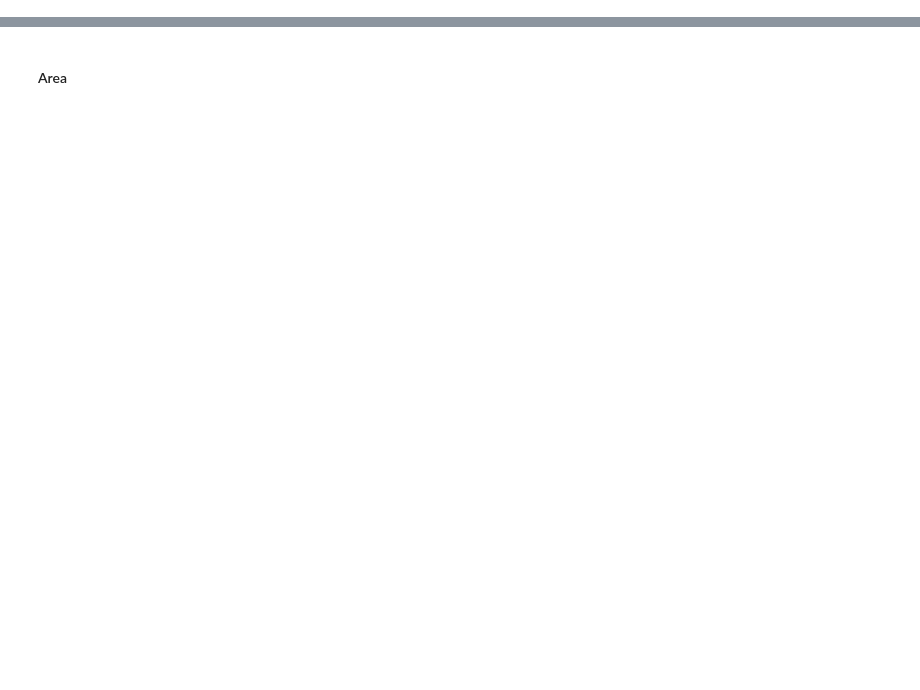
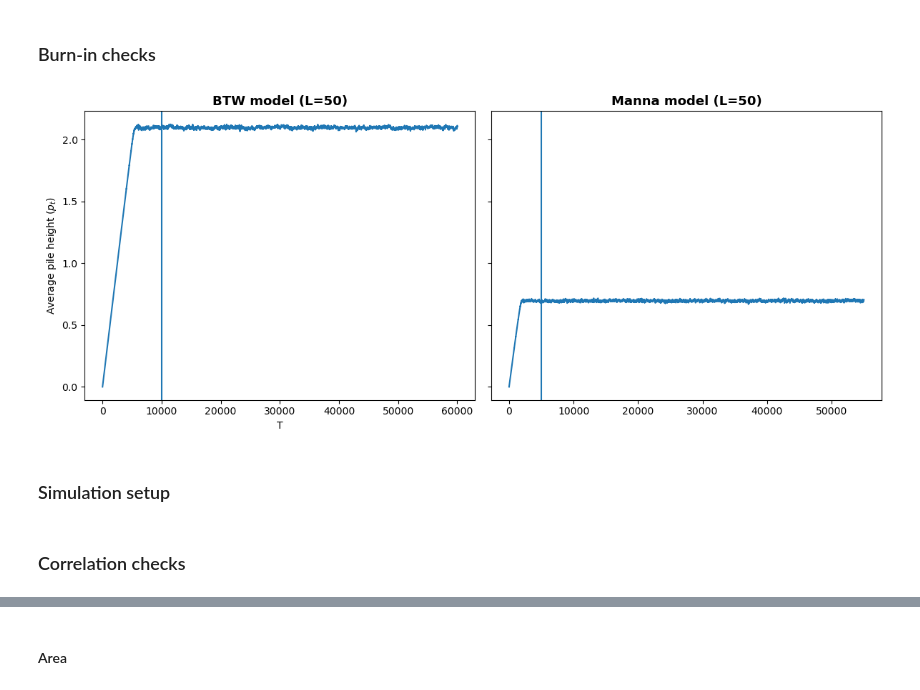
Before and after one commit to yingtan11/FinalReport, a Jupyter notebook: python/btwsandpile.ipynb, the cells around one changed output, grey strips where cells are left out. Cells and saved outputs as stored; diff of their text form; code cells hidden in the pictures; blank space fills up the shorter version.

```diff
--- a/python/btwsandpile.ipynb
+++ b/python/btwsandpile.ipynb
@@ -659,0 +697,15 @@ def get_lower_cutoff(L_values, results, colname, n_bins=30, bins_to_exclude=1):
+# %% [markdown]
+### Burn-in checks
+# %%
+# btw model, average pile height
+
+results, mass_history = simulate_avalanche(
+    T=60000,
+    width=50,
+    height=50,
+    manna=False,
+    seed=12345,
+    return_mass=True
+)
+
+average_height = mass_history / (50 * 50)
@@ -659,0 +725,24 @@ def get_lower_cutoff(L_values, results, colname, n_bins=30, bins_to_exclude=1):
+# %%
+output_dir = Path.cwd() / "output"
+output_dir.mkdir(parents=True, exist_ok=True)
+
+fig, axes = plt.subplots(1, 2, figsize=(12, 5), sharey=True)
+
+axes[0].plot(range(60000), average_height)
+axes[0].axvline(10000)
+axes[0].set_xlabel("T")
+axes[0].set_ylabel(r"Average pile height ($p_t$)")
+axes[0].set_title("BTW model (L=50)", fontsize=13, fontweight="bold")
+
+axes[1].plot(range(55000), average_height_manna)
+axes[1].axvline(5000)
+axes[1].set_title("Manna model (L=50)", fontsize=13, fontweight="bold")
+
+fig.tight_layout()
+fig.savefig(output_dir / "average_height.pdf", bbox_inches="tight")
+
+plt.show()
+# %% [output]
+[figure, added]
+# %% [markdown]
+### Simulation setup
@@ -659,0 +767,2 @@ def get_lower_cutoff(L_values, results, colname, n_bins=30, bins_to_exclude=1):
+# %% [markdown]
+### Correlation checks
```
Also changed, not shown: parts of 112 cells of this notebook, 11 other files.
